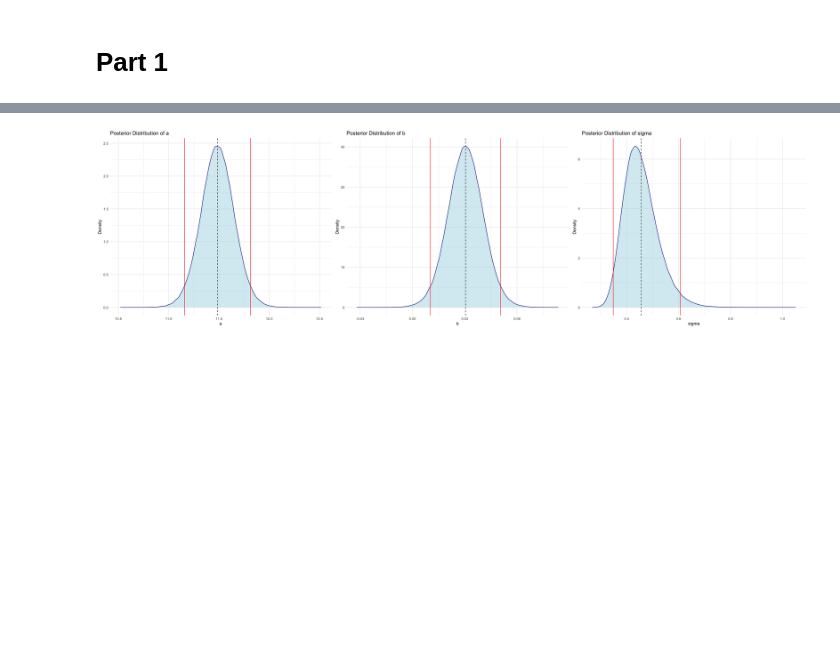
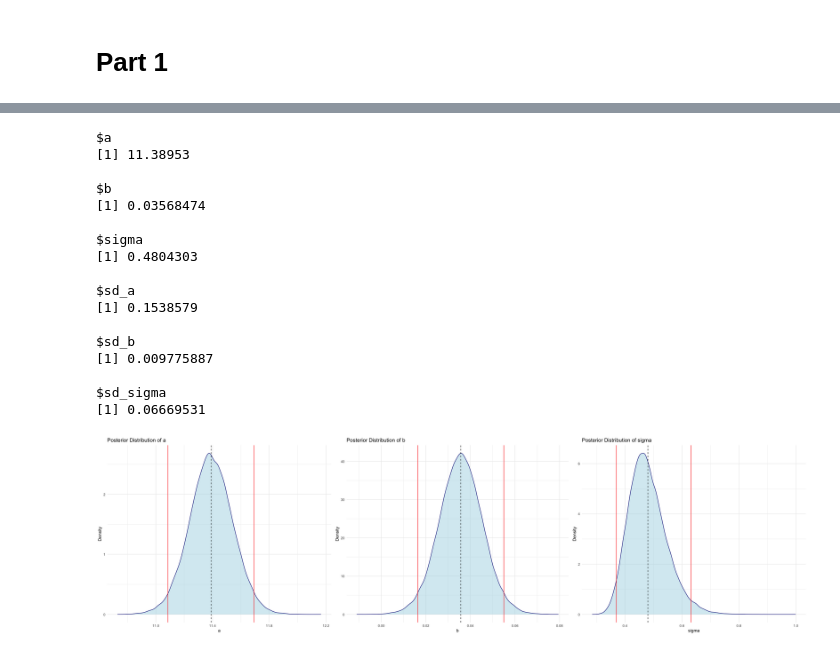
Before and after one commit to Lorycav/Weather_Statistical_Analysis_And_Forecasting, a Jupyter notebook: project.ipynb, the cells around one changed output, grey strips where cells are left out. Saved outputs shown, nothing was run; the diff lists cells and outputs as text; code cells hidden in the pictures; blank space fills up the shorter version.

```diff
--- a/project.ipynb
+++ b/project.ipynb
@@ -44,7 +27,7 @@ create_dataset <- function(Monthly=FALSE,Yearly=FALSE) {
             mutate(file = file_path_sans_ext(basename(.x)),
                    month = ym(format(date, "%Y-%m")),
                    year_only = year(date))) |>
-            filter(date >= as.Date('1993-01-01') & date <= as.Date('2021-12-31')) |>
+            filter(date >= as.Date('1991-01-01') & date <= as.Date('2021-12-31')) |>
             relocate( month, year_only, file, .after = date) |>
             arrange(date)
 
@@ -61,7 +44,7 @@ create_dataset <- function(Monthly=FALSE,Yearly=FALSE) {
       }
       # dataset con summary annuali
       if(Yearly){
-            df <- df |> group_by(year_only) |> summarise(MIN_mean = mean(TMIN), MED_mean = mean(TMED), MAX_mean = mean(TMAX))
+            df <- df |> group_by(year_only) |> summarise(MIN_mean = mean(TMIN), MED_mean = mean(TMED), MAX_mean = mean(TMAX)) |> mutate(x_fit = year_only - min(year_only))
       }
 
     return(df)
@@ -250,8 +233,4 @@ print(p_y)
 # %%
-
-yearly_dataset$x_fit <- yearly_dataset$year_only - 1993
-
-
 model <- lm(MED_mean ~ x_fit, data = yearly_dataset)
 model_summary <- summary(model)
 model_coeff_err <- coef(model_summary)[, "Std. Error"]
@@ -489,11 +697,7 @@ density_plot <- function(chain, type) {
 # %%
 # Parametri per i modelli
 lin_model_file <- "lin_model.jags"
-lin_pars <- c("a", "b", "sigma")
+lin_pars <- c("a_min", "b_min", "sigma_min", "a_max", "b_max", "sigma_max", "a_ava", "b_ava", "sigma_ava")
 
 const_model_file <- "const_model.jags"
-const_pars <- c("a", "sigma")
-
-
-lin_chain <- regression(yearly_dataset, lin_model_file, lin_pars)
-const_chain <- regression(yearly_dataset, const_model_file, const_pars)
+const_pars <- c("a_min", "sigma_min", "a_max", "sigma_max", "a_ava", "sigma_ava")
@@ -520,4 +727,22 @@ Initializing model
 # %%
-density_plot(lin_chain, 'linear')
+density_plot(lin_chain, 'linear', 'ava')
+get_model_parameters(lin_chain, 'linear', 'ava')
 # %% [output]
+$a
+[1] 11.38953
+
+$b
+[1] 0.03568474
+
+$sigma
+[1] 0.4804303
+
+$sd_a
+[1] 0.1538579
+
+$sd_b
+[1] 0.009775887
+
+$sd_sigma
+[1] 0.06669531
-[figure, old version]
+[figure, new version]
```
Also changed, not shown: parts of 18 cells of this notebook, 2 other files.
